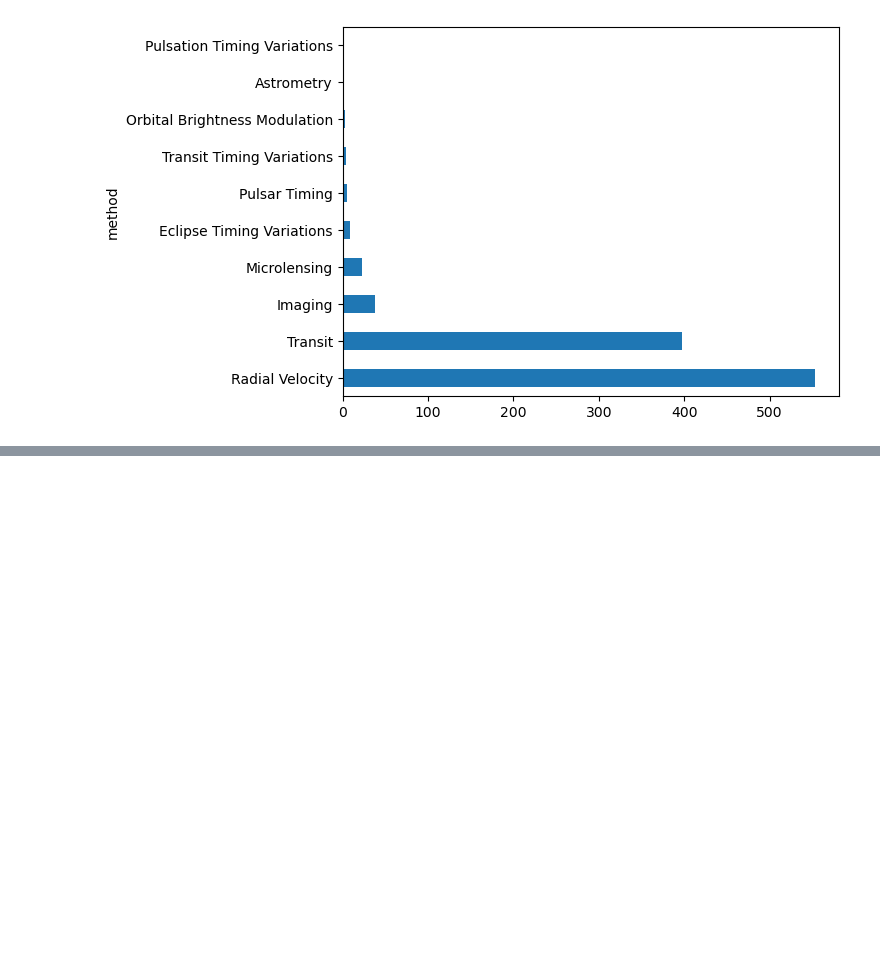
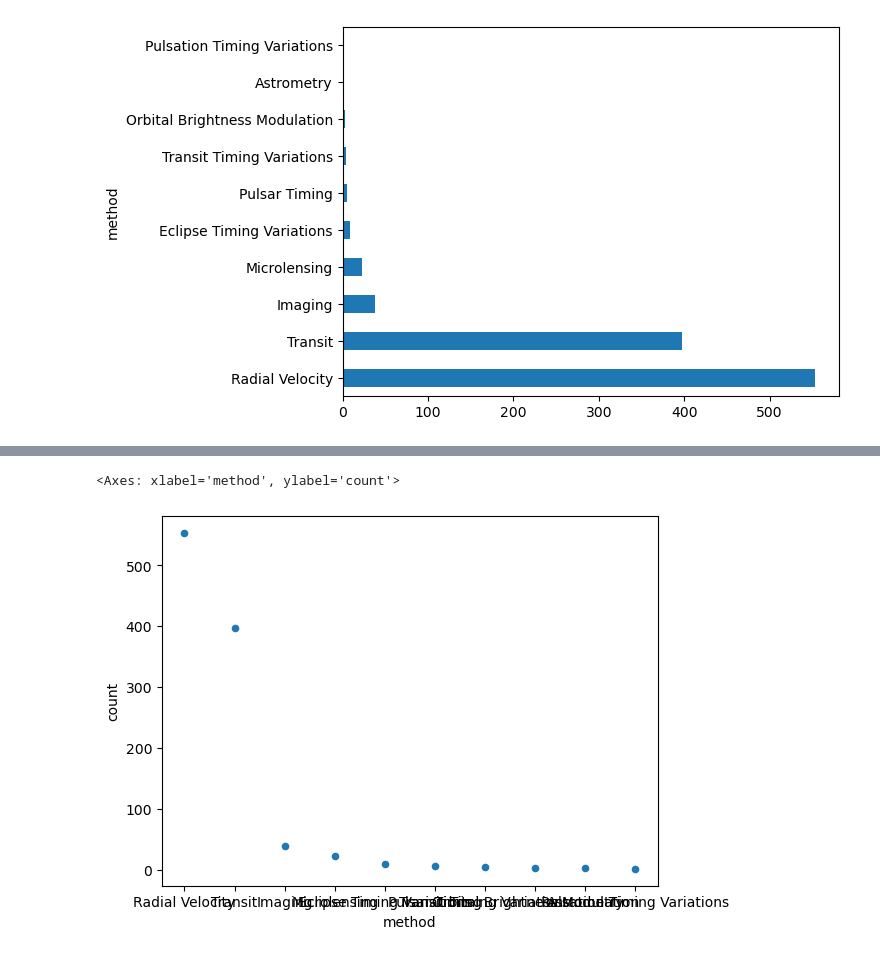
Before and after one commit to zeysnepk/data-manipulation, a Jupyter notebook: data_visualization/categorical_values.ipynb, the cells around one changed output, grey strips where cells are left out. Cells and saved outputs as stored; diff of their text form; code cells hidden in the pictures; blank space fills up the shorter version.

```diff
--- a/data_visualization/categorical_values.ipynb
+++ b/data_visualization/categorical_values.ipynb
@@ -71,0 +174,2 @@ df["method"].value_counts().plot.barh();
+# %%
+method_counts = cat["method"].value_counts().reset_index()
@@ -71,0 +190,7 @@ df["method"].value_counts().plot.barh();
+# %%
+method_counts.columns = ['method', 'count']
+# %%
+method_counts.plot.scatter(x='method', y='count')
+# %% [output]
+<Axes: xlabel='method', ylabel='count'>
+[figure, added]
```
Also changed, not shown: parts of 20 cells of this notebook, 10 other files.
